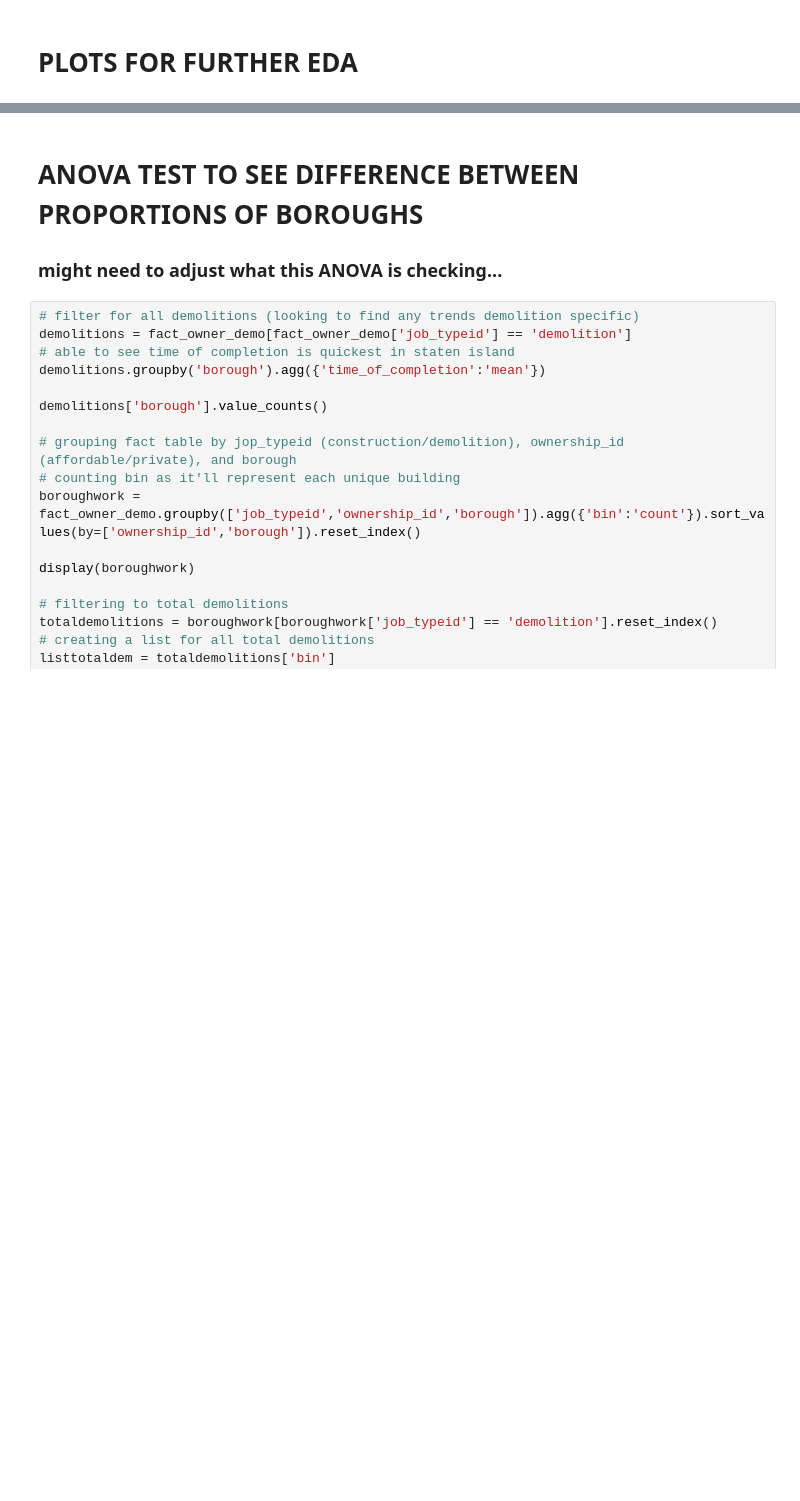
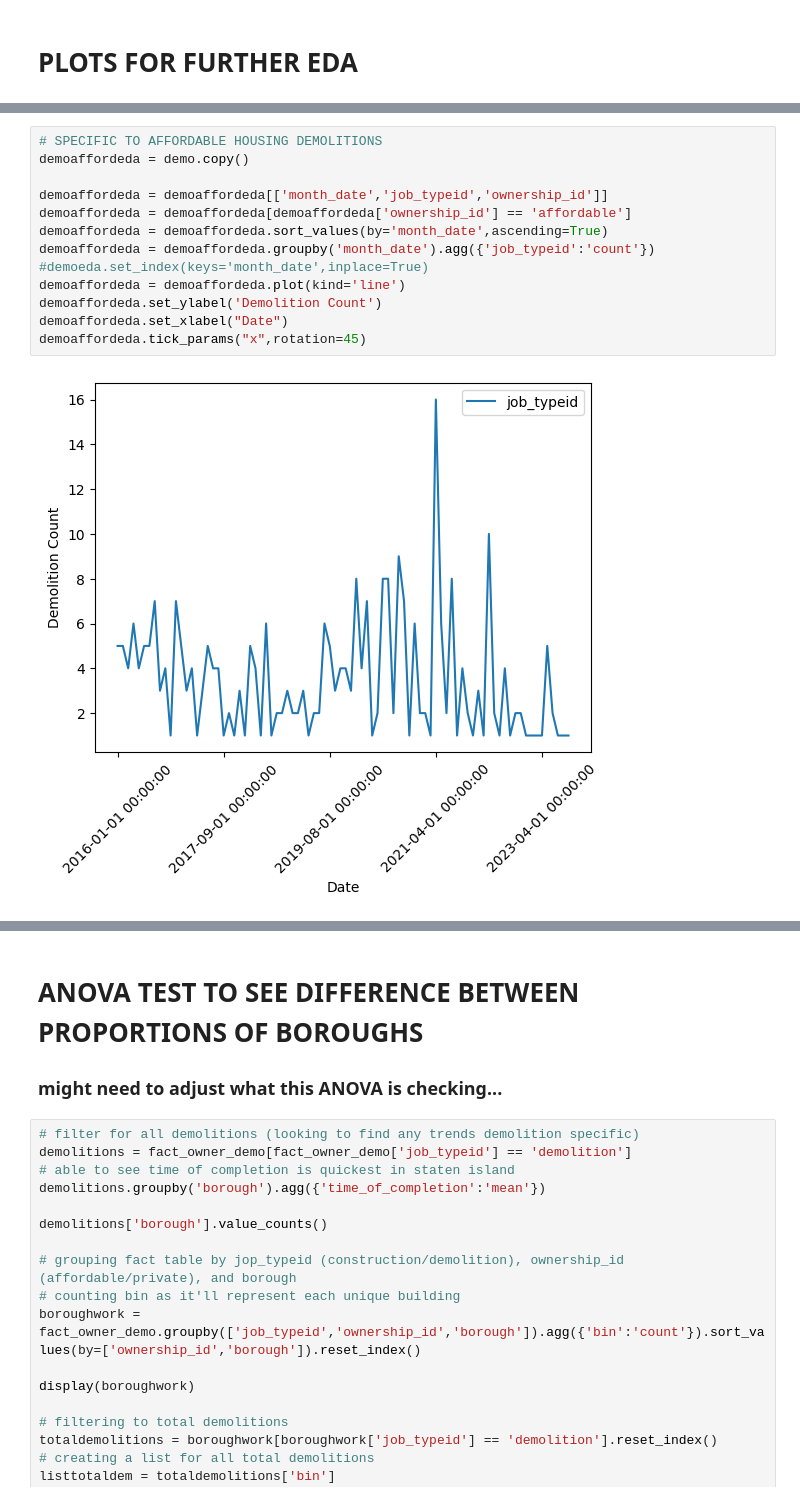
Before and after one commit to kevinserr/Time_Series_Forecast_of_Homelessness_in_NYC_with_Local_Model_Deployment, a Jupyter notebook: python/vincent_eda.ipynb, the cells around one changed output, grey strips where cells are left out. Cells and saved outputs as stored; diff of their text form; blank space fills up the shorter version.

```diff
--- a/python/vincent_eda.ipynb
+++ b/python/vincent_eda.ipynb
@@ -177,0 +243,15 @@ SyntaxError: invalid syntax (993390429.py, line 3)
+# %%
+# SPECIFIC TO AFFORDABLE HOUSING DEMOLITIONS
+demoaffordeda = demo.copy()
+
+demoaffordeda = demoaffordeda[['month_date','job_typeid','ownership_id']]
+demoaffordeda = demoaffordeda[demoaffordeda['ownership_id'] == 'affordable']
+demoaffordeda = demoaffordeda.sort_values(by='month_date',ascending=True)
+demoaffordeda = demoaffordeda.groupby('month_date').agg({'job_typeid':'count'})
+#demoeda.set_index(keys='month_date',inplace=True)
+demoaffordeda = demoaffordeda.plot(kind='line')
+demoaffordeda.set_ylabel('Demolition Count')
+demoaffordeda.set_xlabel("Date")
+demoaffordeda.tick_params("x",rotation=45)
+# %% [output]
+[figure, added]
```
Also changed, not shown: parts of 11 cells of this notebook.
